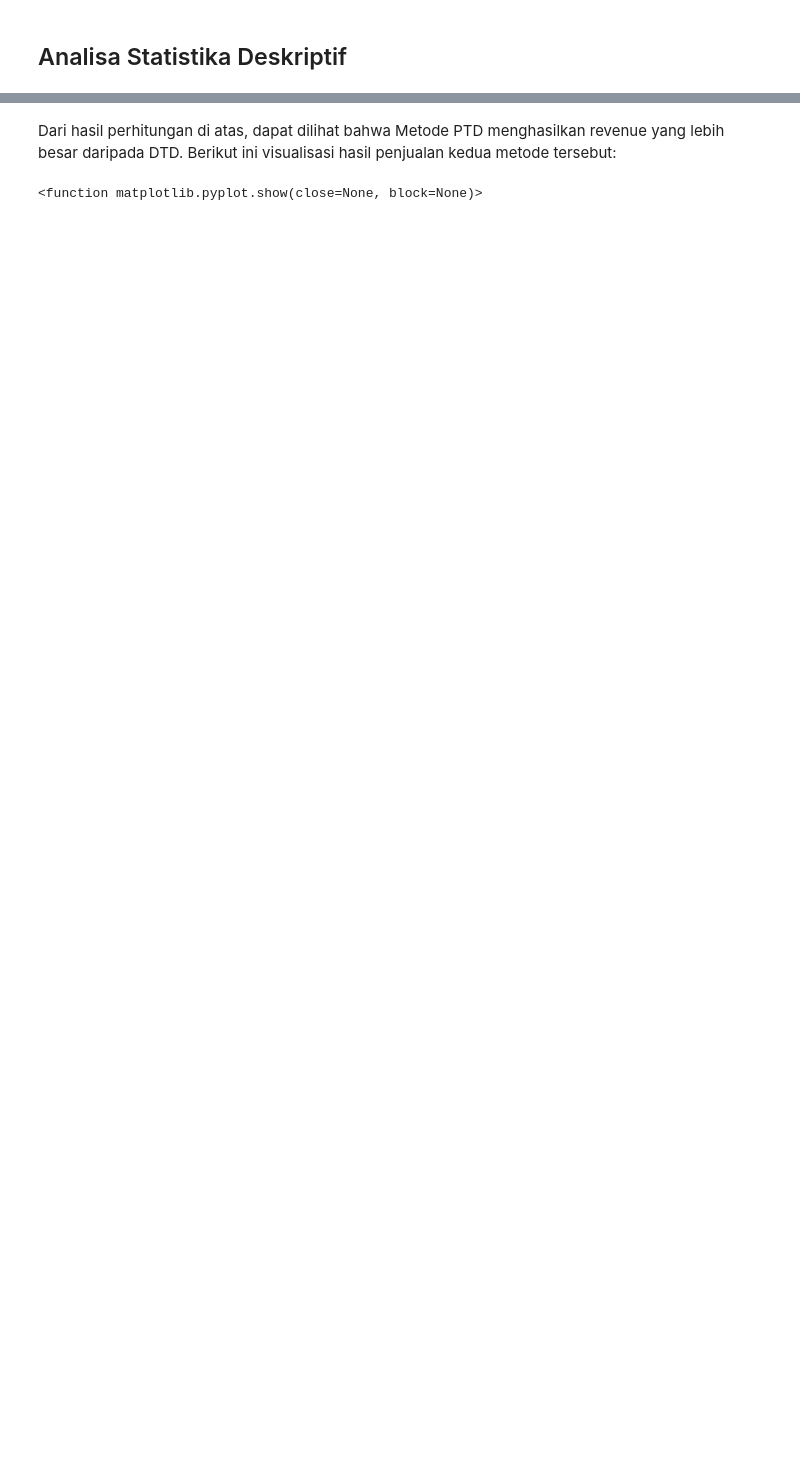
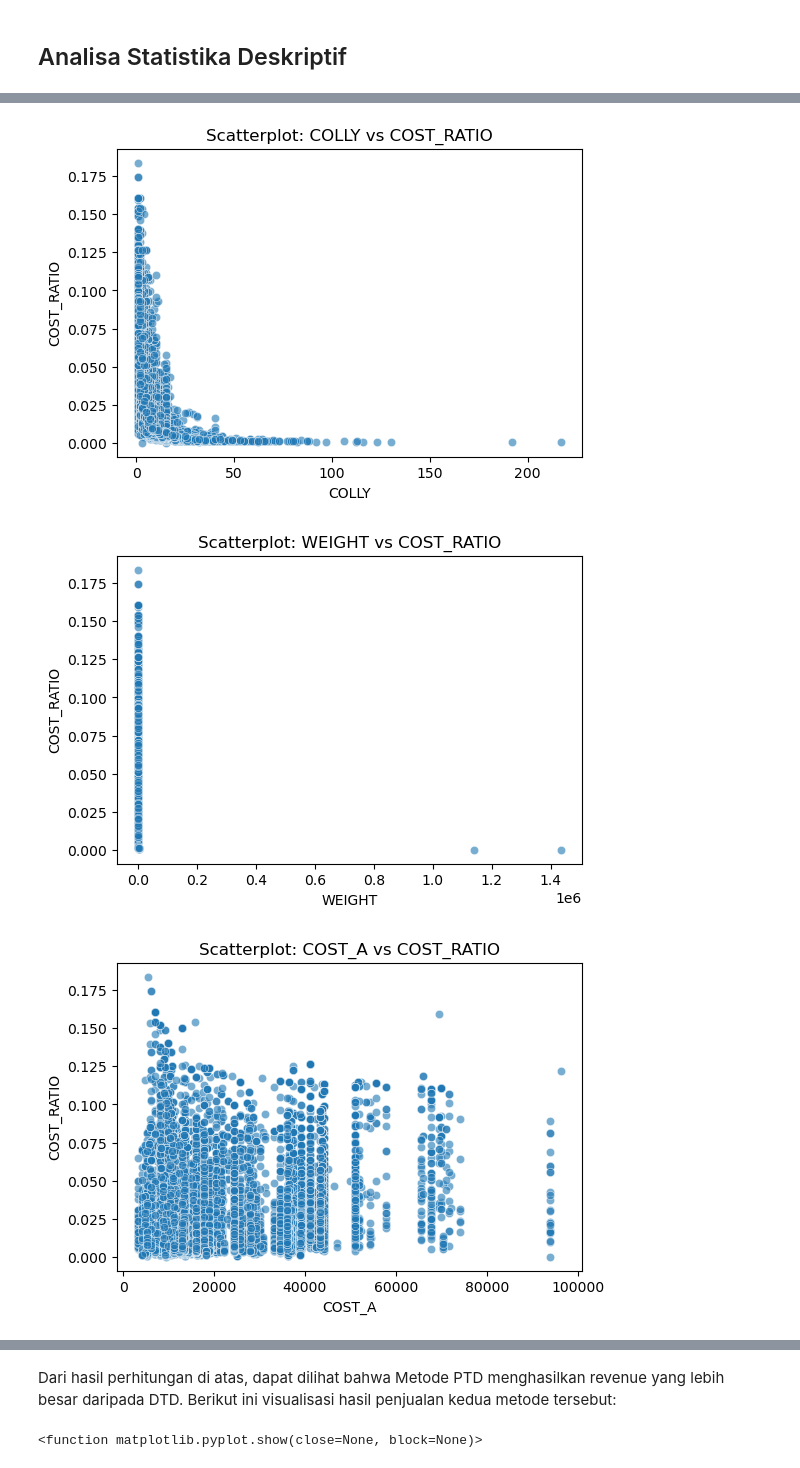
Before and after one commit to Dini15/MarketMetrics, a Jupyter notebook: dini_anggriyani_test.ipynb, the cells around one changed output, grey strips where cells are left out. Cells and saved outputs as stored; diff of their text form; code cells hidden in the pictures; blank space fills up the shorter version.

```diff
--- a/dini_anggriyani_test.ipynb
+++ b/dini_anggriyani_test.ipynb
@@ -466,0 +508,24 @@ df_clean.describe().T
+# %%
+results = []
+
+# 🔹 1. Korelasi Numerik (Spearman)
+for col in num_cols:
+    spearman_corr, p_spearman = stats.spearmanr(df_clean[col], df_clean['COST_RATIO'])
+    correlation_status = "Berkorelasi" if p_spearman <= 0.05 else "Tidak Berkorelasi"
+    results.append([col, 'Numerical', spearman_corr, p_spearman, correlation_status])
+
+# 🔹 2. Korelasi Kategorikal (ANOVA)
+for col in cat_cols:
+    groups = [df_clean['COST_RATIO'][df_clean[col] == val] for val in df_clean[col].unique()]
+
+    if len(groups) > 1:
+        f_stat, p_value_anova = stats.f_oneway(*groups)  # Pake p_value_anova
+    else:
+        f_stat, p_value_anova = None, None
+
+    correlation_status = "Berkorelasi" if p_value_anova is not None and p_value_anova <= 0.05 else "Tidak Berkorelasi"
+    results.append([col, 'Categorical', None, p_value_anova, correlation_status])  # Pake p_value_anova
+
+# 🔹 Buat DataFrame Hasil
+df_corr = pd.DataFrame(results, columns=['Column', 'Type', 'Spearman_Corr', 'p_Spearman/ANOVA', 'Korelasi'])
+df_corr
@@ -466,0 +550,12 @@ df_clean.describe().T
+# %%
+for col in num_cols:
+    plt.figure(figsize=(6,4))
+    sns.scatterplot(data=df_clean, x=col, y='COST_RATIO', alpha=0.6)
+    plt.xlabel(col)
+    plt.ylabel('COST_RATIO')
+    plt.title(f'Scatterplot: {col} vs COST_RATIO')
+    plt.show()
+# %% [output]
+[figure, added]
+[figure, added]
+[figure, added]
```
Also changed, not shown: parts of 30 cells of this notebook.
